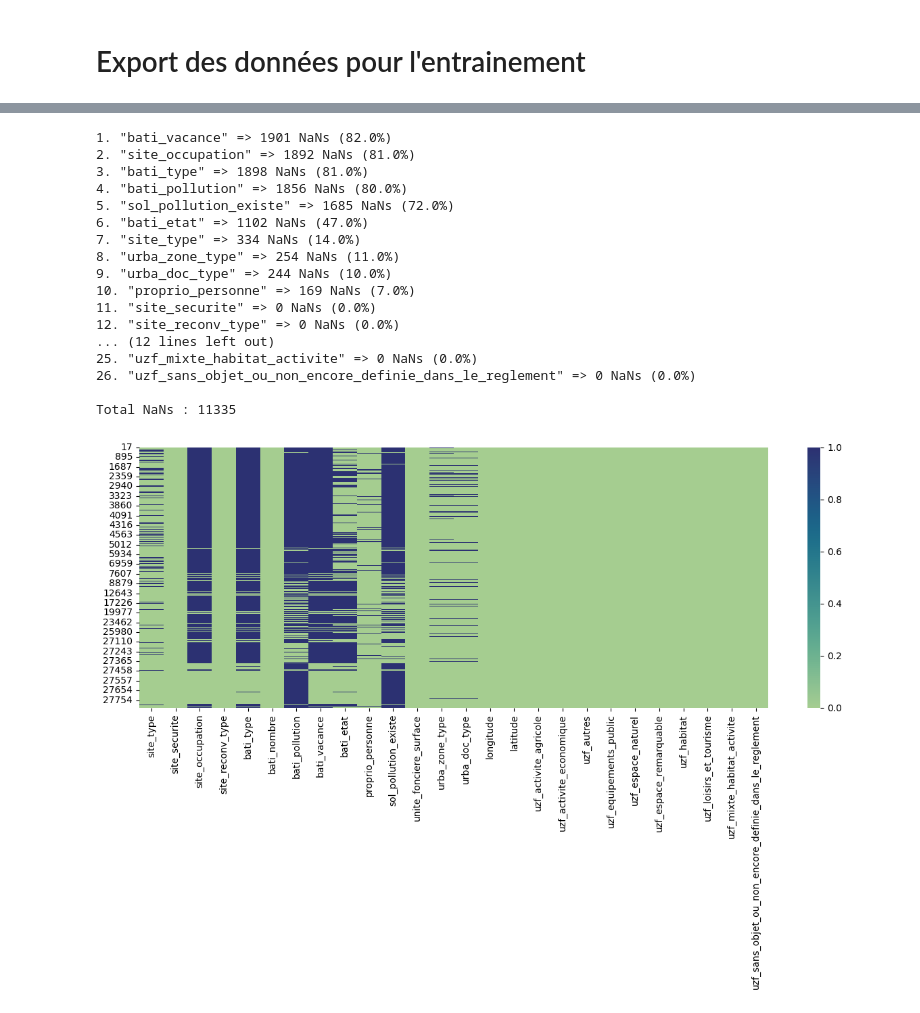
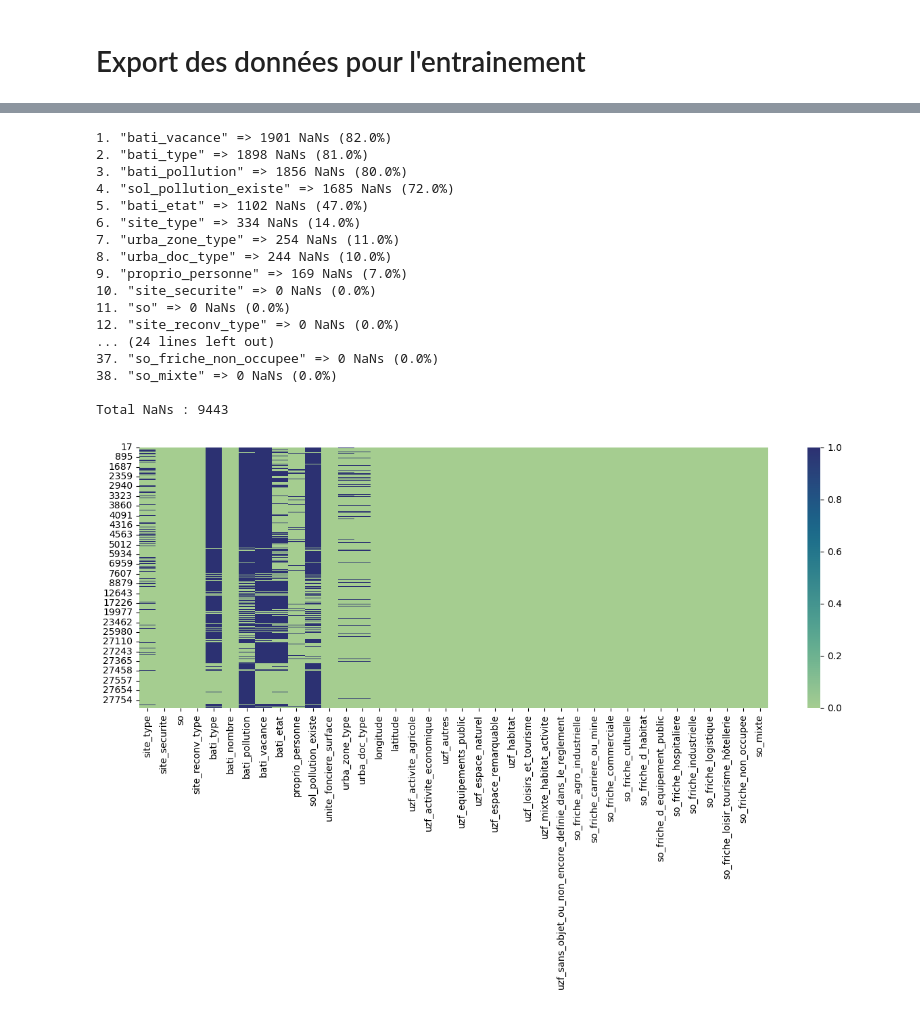
Before and after one commit to heuzef/cartofriches, a Jupyter notebook: profil/ml/ml_cartofriches_preprocess.ipynb, the cells around one changed output, grey strips where cells are left out. Drawn from its saved outputs; the diff is of its cells as text; code cells hidden in the pictures.

Commit message:
Update silver data

```diff
--- a/profil/ml/ml_cartofriches_preprocess.ipynb
+++ b/profil/ml/ml_cartofriches_preprocess.ipynb
@@ -732,0 +736,3 @@ array([<NA>, "friche d'habitat", 'friche commerciale',
+# %%
+df_friches_reconv["site_occupation"] = df_friches_reconv["site_occupation"].fillna("friche_non_occupee")
+print(df_friches_reconv["site_occupation"].isna().sum())
@@ -732,0 +741,12 @@ array([<NA>, "friche d'habitat", 'friche commerciale',
+# %%
+# Appliquer One-Hot Encoding avec get_dummies
+df_encoded = pd.get_dummies(df_friches_reconv, columns=['site_occupation'])
+
+# Identifier les colonnes issues du One-Hot Encoding
+so_encoded_columns = df_encoded.columns[df_encoded.columns.str.startswith('site_occupation_')]
+
+# Convertir ces colonnes en entiers
+df_encoded[so_encoded_columns] = df_encoded[so_encoded_columns].astype(int)
+
+# Afficher le DataFrame pour vérifier l'encodage
+df_encoded[so_encoded_columns]
@@ -732,0 +767,4 @@ array([<NA>, "friche d'habitat", 'friche commerciale',
+# %%
+# Ajouter les données encodés
+df_friches_reconv = pd.concat([df_friches_reconv, df_encoded[so_encoded_columns]], axis=1)
+df_friches_reconv
@@ -826,7 +878,7 @@ print(f"{df_friches_reconv.shape[0]} friches chargées — {df_friches_reconv.sh
 # %% [markdown]
 # Renommer les variables (snake_case)
 # %%
-df_friches_reconv = df_friches_reconv.rename(columns=lambda x: x.lower().replace(' ', '_').replace('/', '_').replace('-', '_').replace('\'', '_').replace('é', 'e').replace('è', 'e').replace('o', 'o').replace('urba_zone_formdomi', 'uzf'))
+df_friches_reconv = df_friches_reconv.rename(columns=lambda x: x.lower().replace(' ', '_').replace('/', '_').replace('-', '_').replace('\'', '_').replace('é', 'e').replace('è', 'e').replace('o', 'o').replace('urba_zone_formdomi', 'uzf').replace('site_occupation', 'so'))
 df_friches_reconv.dtypes
 # %% [output]
 site_type                                                  object
@@ -940,6 +992,8 @@ Name: count, dtype: int64
 # %% [markdown]
 # Export des données pour l'entrainement
 # %%
+display(audit(df_friches_reconv))
+
 df_friches_reconv.to_csv('./data/friches_silver.csv', index=False)
 
 check_nan(df_friches_reconv)
@@ -947,18 +1018,18 @@ check_nan(df_friches_reconv)
 1. "bati_vacance" => 1901 NaNs (82.0%)
-2. "site_occupation" => 1892 NaNs (81.0%)
-3. "bati_type" => 1898 NaNs (81.0%)
-4. "bati_pollution" => 1856 NaNs (80.0%)
-5. "sol_pollution_existe" => 1685 NaNs (72.0%)
-6. "bati_etat" => 1102 NaNs (47.0%)
-7. "site_type" => 334 NaNs (14.0%)
-8. "urba_zone_type" => 254 NaNs (11.0%)
-9. "urba_doc_type" => 244 NaNs (10.0%)
-10. "proprio_personne" => 169 NaNs (7.0%)
-11. "site_securite" => 0 NaNs (0.0%)
+2. "bati_type" => 1898 NaNs (81.0%)
+3. "bati_pollution" => 1856 NaNs (80.0%)
+4. "sol_pollution_existe" => 1685 NaNs (72.0%)
+5. "bati_etat" => 1102 NaNs (47.0%)
+6. "site_type" => 334 NaNs (14.0%)
+7. "urba_zone_type" => 254 NaNs (11.0%)
+8. "urba_doc_type" => 244 NaNs (10.0%)
+9. "proprio_personne" => 169 NaNs (7.0%)
+10. "site_securite" => 0 NaNs (0.0%)
+11. "so" => 0 NaNs (0.0%)
 12. "site_reconv_type" => 0 NaNs (0.0%)
-... (12 lines left out)
-25. "uzf_mixte_habitat_activite" => 0 NaNs (0.0%)
-26. "uzf_sans_objet_ou_non_encore_definie_dans_le_reglement" => 0 NaNs (0.0%)
+... (24 lines left out)
+37. "so_friche_non_occupee" => 0 NaNs (0.0%)
+38. "so_mixte" => 0 NaNs (0.0%)
 
-Total NaNs : 11335
+Total NaNs : 9443
-[figure, old version]
+[figure, new version]
```
Also changed, not shown: parts of 12 cells of this notebook, 1 other file.
